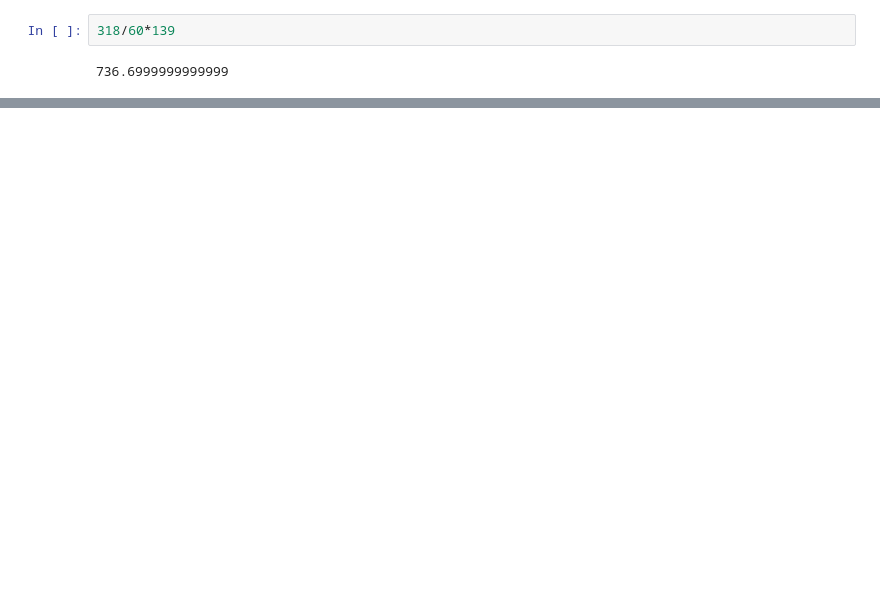
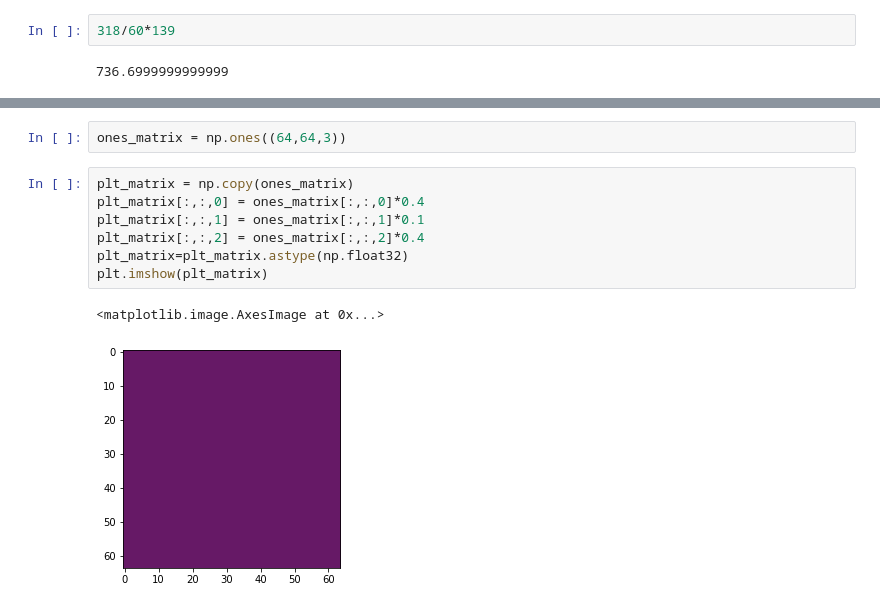
Before and after one commit to liudaotan/Automatic-generation-of-music-videos-using-deep-neural-networks, a Jupyter notebook: audio features tests.ipynb, the cells around one changed output, grey strips where cells are left out. Saved outputs shown, nothing was run; the diff lists cells and outputs as text; blank space fills up the shorter version.

```diff
--- a/audio features tests.ipynb
+++ b/audio features tests.ipynb
@@ -179,0 +170,12 @@ beats.shape[0]
+# %%
+ones_matrix = np.ones((64,64,3))
+# %%
+plt_matrix = np.copy(ones_matrix)
+plt_matrix[:,:,0] = ones_matrix[:,:,0]*0.4
+plt_matrix[:,:,1] = ones_matrix[:,:,1]*0.1
+plt_matrix[:,:,2] = ones_matrix[:,:,2]*0.4
+plt_matrix=plt_matrix.astype(np.float32)
+plt.imshow(plt_matrix)
+# %% [output]
+<matplotlib.image.AxesImage at 0x...>
+[figure, added]
```
Also changed, not shown: parts of 10 cells of this notebook.
